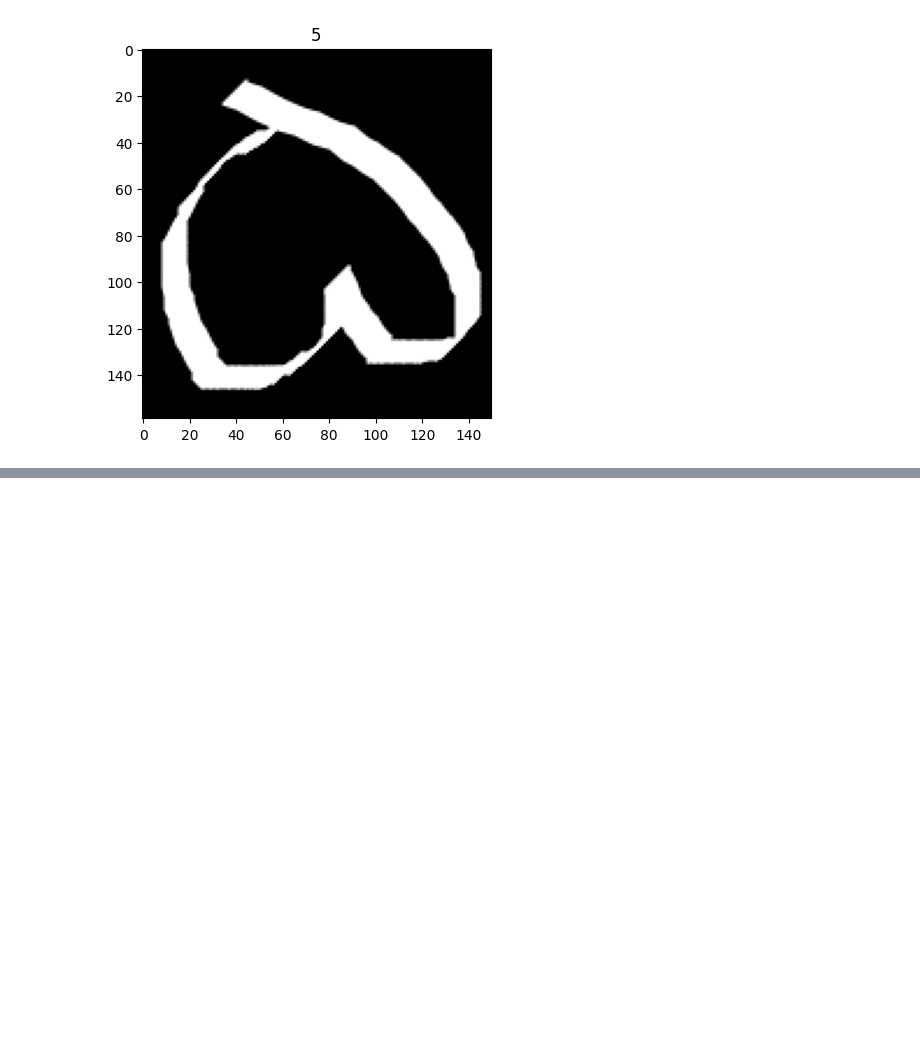
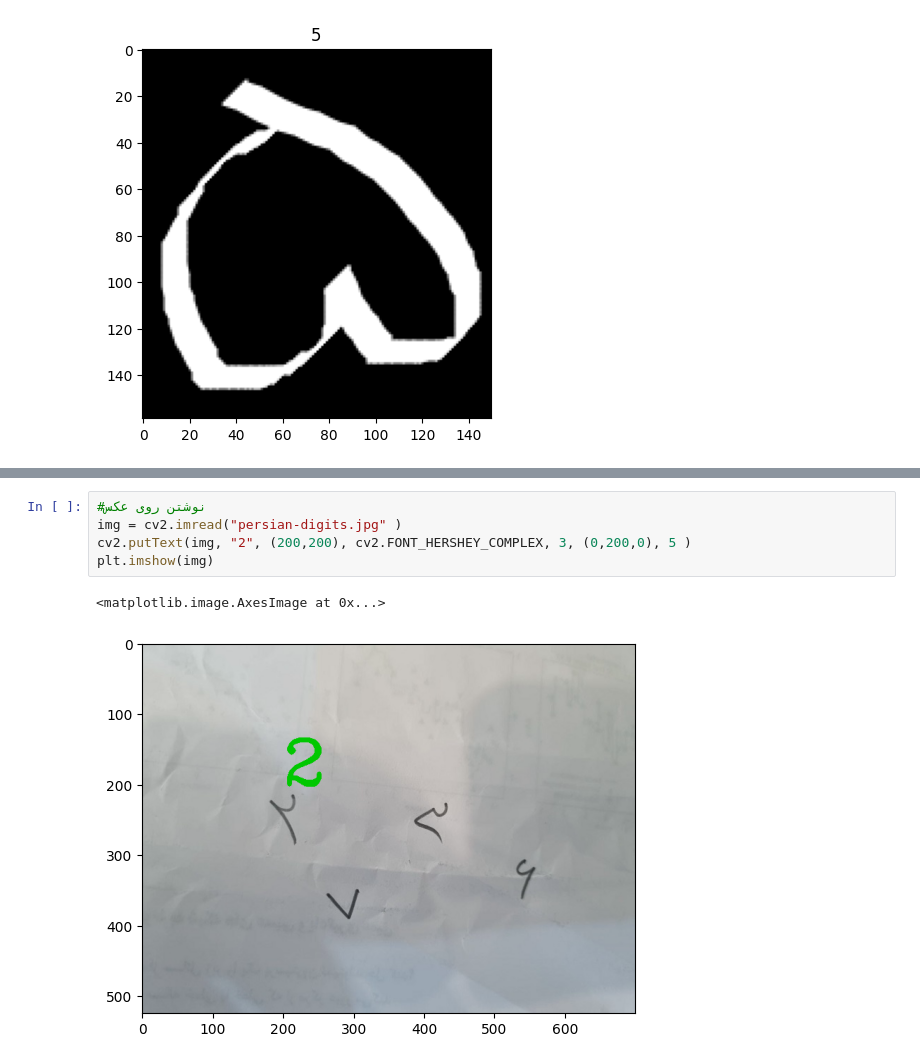
Before and after one commit to BehrangHaghdoust/ExpenseTracker, a Jupyter notebook: 04-persian-digit-classification-with-knn.ipynb, the cells around one changed output, grey strips where cells are left out. Saved outputs shown, nothing was run; the diff lists cells and outputs as text; blank space fills up the shorter version.

```diff
--- a/04-persian-digit-classification-with-knn.ipynb
+++ b/04-persian-digit-classification-with-knn.ipynb
@@ -285,0 +350,8 @@ plt.title(neigh.predict(z)[0]);
+# %%
+#نوشتن روی عکس
+img = cv2.imread("persian-digits.jpg" )
+cv2.putText(img, "2", (200,200), cv2.FONT_HERSHEY_COMPLEX, 3, (0,200,0), 5 )
+plt.imshow(img)
+# %% [output]
+<matplotlib.image.AxesImage at 0x...>
+[figure, added]
```
Also changed, not shown: parts of 7 cells of this notebook.
